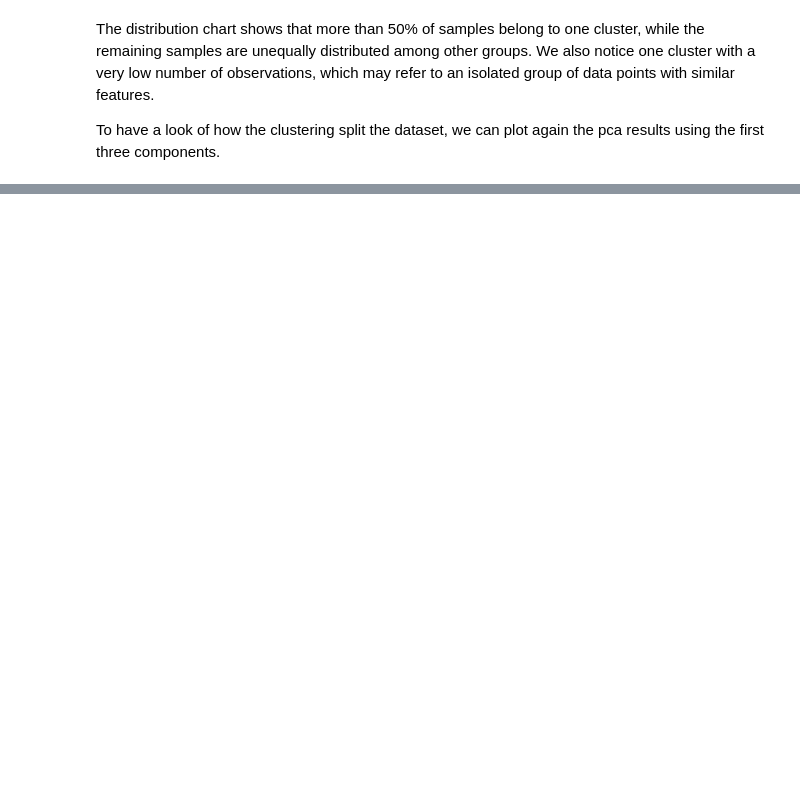
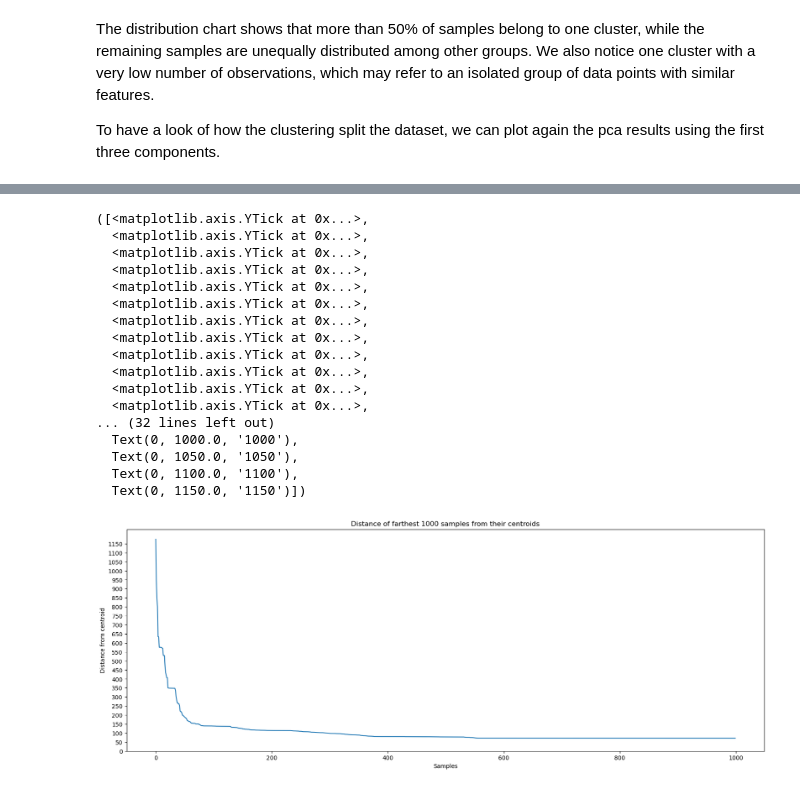
Before and after one commit to sinanw/ml-clustering-intrusion-detection, a Jupyter notebook: notebooks/3-data-analysis.ipynb, the cells around one changed output, grey strips where cells are left out. Drawn from its saved outputs; the diff is of its cells as text; code cells hidden in the pictures; blank space fills up the shorter version.

```diff
--- a/notebooks/3-data-analysis.ipynb
+++ b/notebooks/3-data-analysis.ipynb
@@ -312,0 +322,9 @@ This chart is not enough to understand or evaluate the cluster distribution sinc
+# %%
+# Calculate distance of each data point to its cluster centroid
+distances = kmeans.transform(data_pca)
+
+# Extract the distance to the corresponding cluster for each data point
+data_pca['distance_to_centroid'] = distances[range(len(data_pca)), kmeans.labels_]
+
+# Check how the data frame looks like with cluster details
+data_pca.head(10)
@@ -312,0 +347,30 @@ This chart is not enough to understand or evaluate the cluster distribution sinc
+# %%
+# Get the farthest 1000 samples from their centroids
+farthest_1000_samples = data_pca.nlargest(1000, 'distance_to_centroid')
+# %%
+# Plot the samples with their distances
+plt.figure(figsize=((20,7)))
+plt.plot(range(len(farthest_1000_samples)), farthest_1000_samples["distance_to_centroid"])
+plt.title("Distance of farthest 1000 samples from their centroids")
+plt.xlabel("Samples")
+plt.ylabel("Distance from centroid")
+plt.yticks(np.arange(0, max(farthest_1000_samples["distance_to_centroid"]) + 1, 50))
+# %% [output]
+([<matplotlib.axis.YTick at 0x...>,
+  <matplotlib.axis.YTick at 0x...>,
+  <matplotlib.axis.YTick at 0x...>,
+  <matplotlib.axis.YTick at 0x...>,
+  <matplotlib.axis.YTick at 0x...>,
+  <matplotlib.axis.YTick at 0x...>,
+  <matplotlib.axis.YTick at 0x...>,
+  <matplotlib.axis.YTick at 0x...>,
+  <matplotlib.axis.YTick at 0x...>,
+  <matplotlib.axis.YTick at 0x...>,
+  <matplotlib.axis.YTick at 0x...>,
+  <matplotlib.axis.YTick at 0x...>,
+... (32 lines left out)
+  Text(0, 1000.0, '1000'),
+  Text(0, 1050.0, '1050'),
+  Text(0, 1100.0, '1100'),
+  Text(0, 1150.0, '1150')])
+[figure, added]
```
Also changed, not shown: parts of 11 cells of this notebook.
